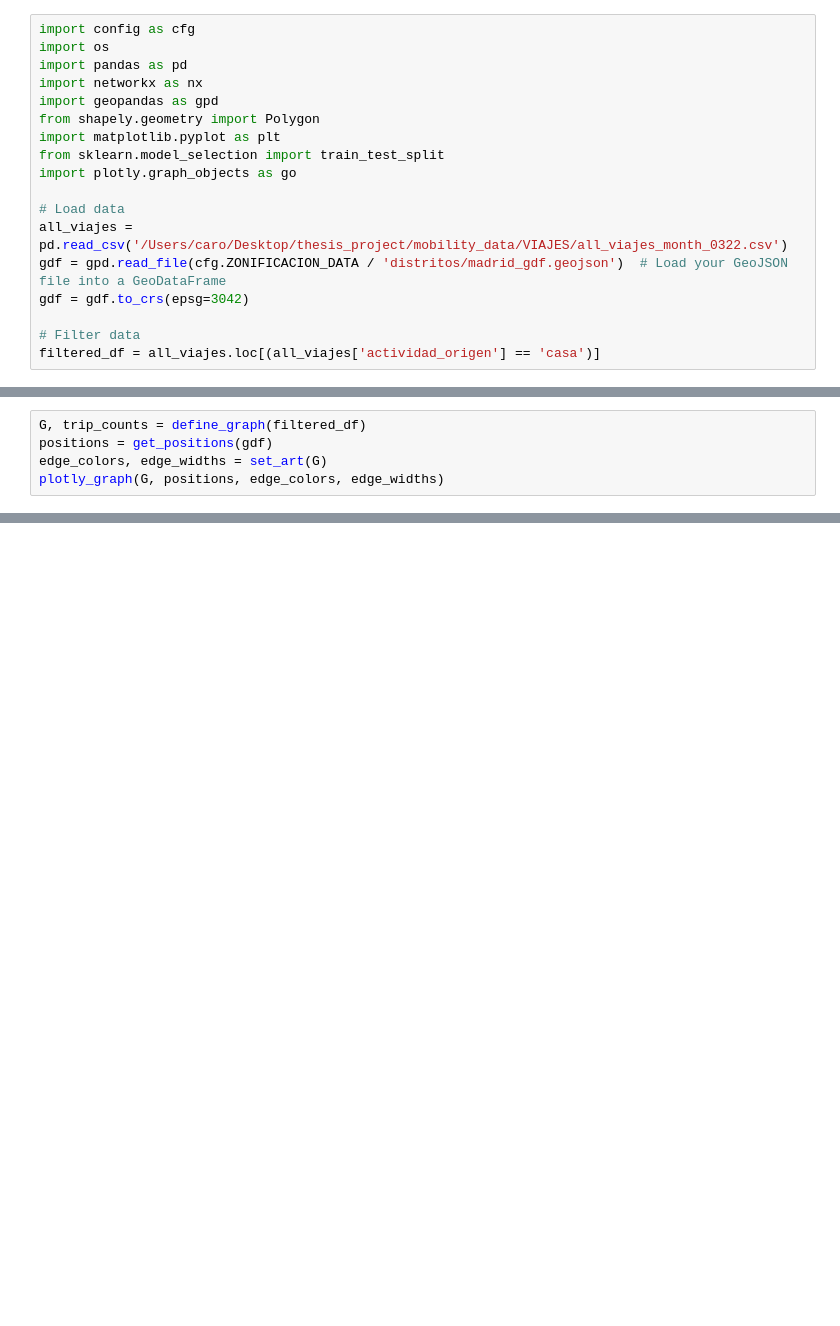
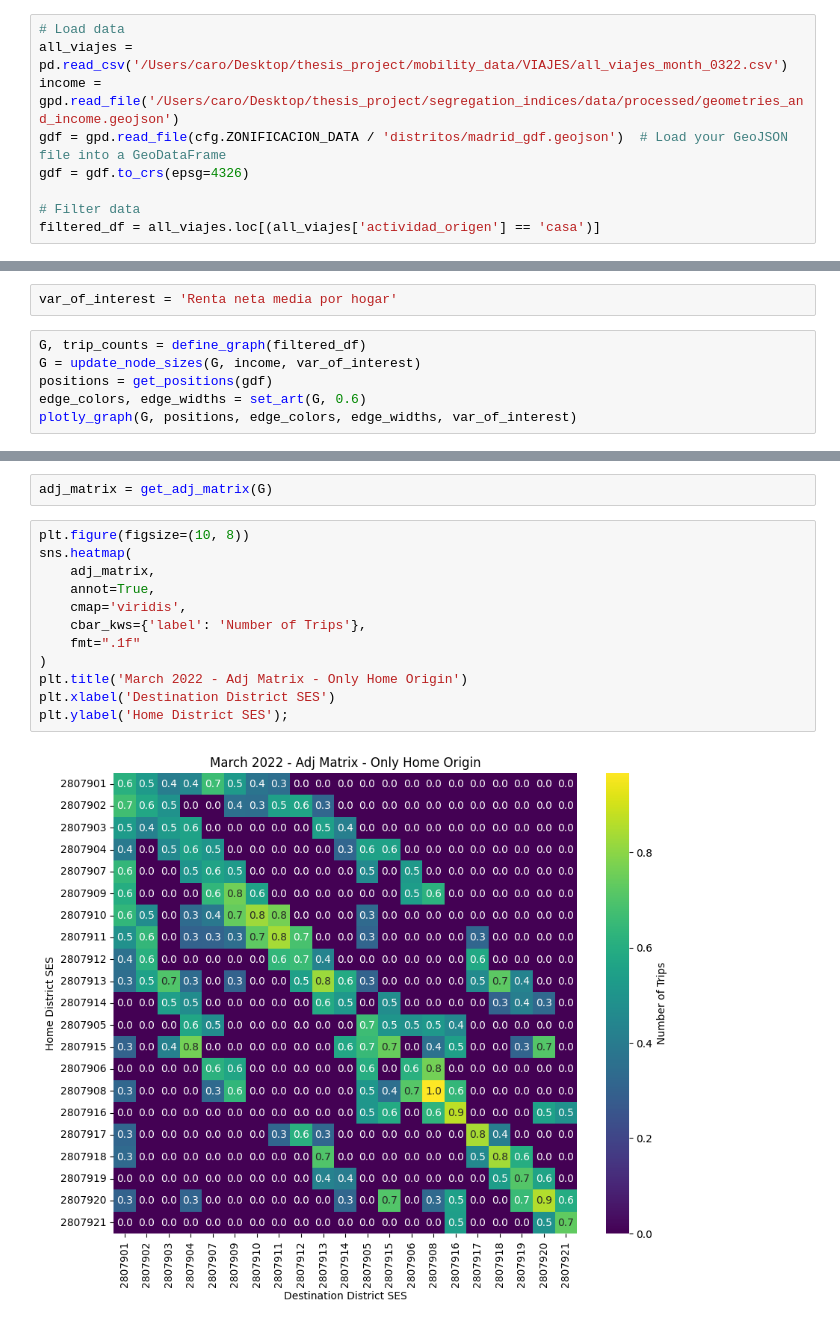
Before and after one commit to carobs9/thesis_project, a Jupyter notebook: clustering/get_graph_plotly.ipynb, the cells around one changed output, grey strips where cells are left out. Drawn from its saved outputs; the diff is of its cells as text; blank space fills up the shorter version.

Commit message:
updating graph

```diff
--- a/clustering/get_graph_plotly.ipynb
+++ b/clustering/get_graph_plotly.ipynb
@@ -1,18 +8,9 @@
 # %%
-import config as cfg
-import os
-import pandas as pd
-import networkx as nx
-import geopandas as gpd
-from shapely.geometry import Polygon
-import matplotlib.pyplot as plt
-from sklearn.model_selection import train_test_split
-import plotly.graph_objects as go
-
 # Load data
 all_viajes = pd.read_csv('/Users/caro/Desktop/thesis_project/mobility_data/VIAJES/all_viajes_month_0322.csv')
+income = gpd.read_file('/Users/caro/Desktop/thesis_project/segregation_indices/data/processed/geometries_and_income.geojson')
 gdf = gpd.read_file(cfg.ZONIFICACION_DATA / 'distritos/madrid_gdf.geojson')  # Load your GeoJSON file into a GeoDataFrame
-gdf = gdf.to_crs(epsg=3042)
+gdf = gdf.to_crs(epsg=4326)
 
 # Filter data
 filtered_df = all_viajes.loc[(all_viajes['actividad_origen'] == 'casa')]
@@ -145,5 +21,8 @@ def print_node_degrees(G):
+# %%
+var_of_interest = 'Renta neta media por hogar'
 # %%
 G, trip_counts = define_graph(filtered_df)
+G = update_node_sizes(G, income, var_of_interest)
 positions = get_positions(gdf)
-edge_colors, edge_widths = set_art(G)
-plotly_graph(G, positions, edge_colors, edge_widths)
+edge_colors, edge_widths = set_art(G, 0.6)
+plotly_graph(G, positions, edge_colors, edge_widths, var_of_interest)
@@ -251 +166,17 @@ nx.community.louvain_communities(G)
+# %%
+adj_matrix = get_adj_matrix(G)
+# %%
+plt.figure(figsize=(10, 8))
+sns.heatmap(
+    adj_matrix,
+    annot=True,
+    cmap='viridis',
+    cbar_kws={'label': 'Number of Trips'},
+    fmt=".1f"
+)
+plt.title('March 2022 - Adj Matrix - Only Home Origin')
+plt.xlabel('Destination District SES')
+plt.ylabel('Home District SES');
+# %% [output]
+[figure, added]
 # %%
```
Also changed, not shown: parts of 32 cells of this notebook, 5 other files.
